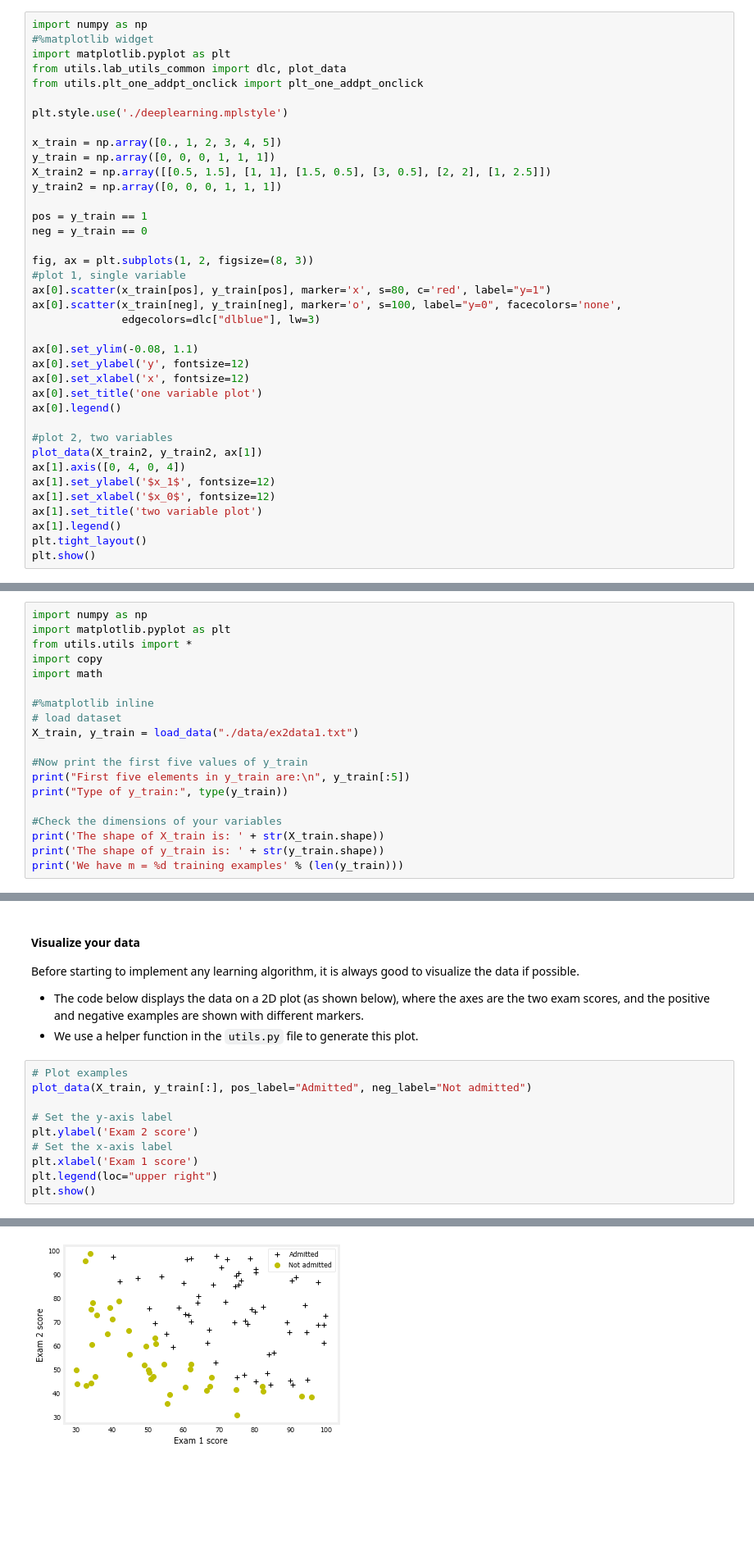
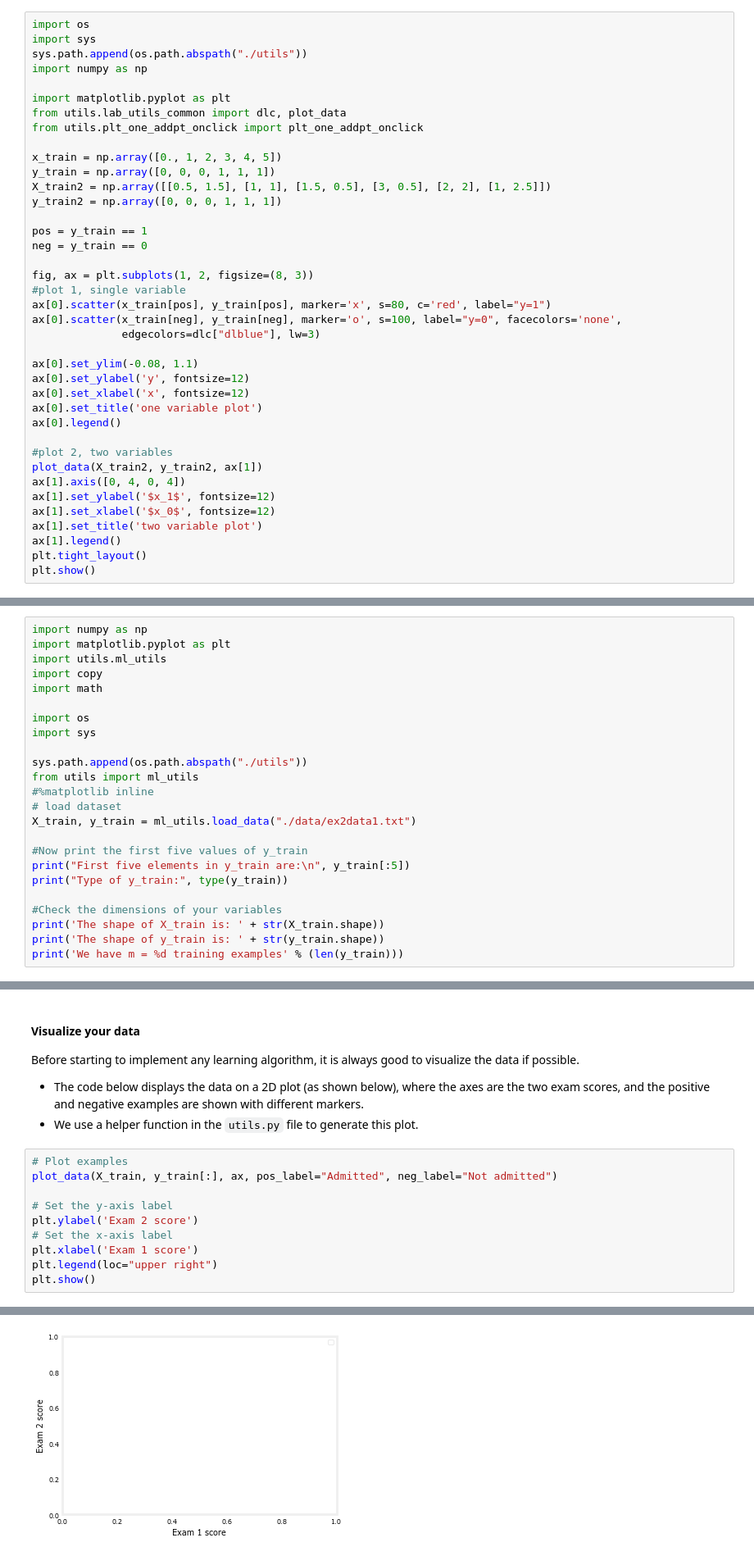
Before and after one commit to imaxfp/edu_machine_learning, a Jupyter notebook: src/1_deeplearning_ai_supervised_ml_regression_and_classification/week3.ipynb, the cells around one changed output, grey strips where cells are left out. Shown: that part at 82% size. Saved outputs shown, nothing was run; the diff lists cells and outputs as text; blank space fills up the shorter version.

Commit message:
Fixed imports

```diff
--- a/src/1_deeplearning_ai_supervised_ml_regression_and_classification/week3.ipynb
+++ b/src/1_deeplearning_ai_supervised_ml_regression_and_classification/week3.ipynb
@@ -16,13 +16,14 @@ Examples of classification problems are things like: identifying email as Spam o
 
 Plots of classification data sets often use symbols to indicate the outcome of an example. In the plots below, 'X' is used to represent the positive values while 'O' represents negative outcomes.
 # %%
+import os
+import sys
+sys.path.append(os.path.abspath("./utils"))
 import numpy as np
-#%matplotlib widget
+
 import matplotlib.pyplot as plt
 from utils.lab_utils_common import dlc, plot_data
 from utils.plt_one_addpt_onclick import plt_one_addpt_onclick
-
-plt.style.use('./deeplearning.mplstyle')
 
 x_train = np.array([0., 1, 2, 3, 4, 5])
 y_train = np.array([0, 0, 0, 1, 1, 1])
@@ -719,13 +720,18 @@ In this part of the exercise, you will build a logistic regression model to pred
 # %%
 import numpy as np
 import matplotlib.pyplot as plt
-from utils.utils import *
+import utils.ml_utils
 import copy
 import math
 
+import os
+import sys
+
+sys.path.append(os.path.abspath("./utils"))
+from utils import ml_utils
 #%matplotlib inline
 # load dataset
-X_train, y_train = load_data("./data/ex2data1.txt")
+X_train, y_train = ml_utils.load_data("./data/ex2data1.txt")
 
 #Now print the first five values of y_train
 print("First five elements in y_train are:\n", y_train[:5])
@@ -782,7 +788,7 @@ Before starting to implement any learning algorithm, it is always good to visual
 - We use a helper function in the ``utils.py`` file to generate this plot.
 # %%
 # Plot examples
-plot_data(X_train, y_train[:], pos_label="Admitted", neg_label="Not admitted")
+plot_data(X_train, y_train[:], ax, pos_label="Admitted", neg_label="Not admitted")
 
 # Set the y-axis label
 plt.ylabel('Exam 2 score')
@@ -794,4 +801,4 @@ plt.show()
-[figure, old version]
+[figure, new version]
 # %% [markdown]
 Your goal is to build a logistic regression model to fit this data.
 - With this model, you can then predict if a new student will be admitted based on their scores on the two exams.
```
Also changed, not shown: parts of 2 cells of this notebook, 6 other files.
